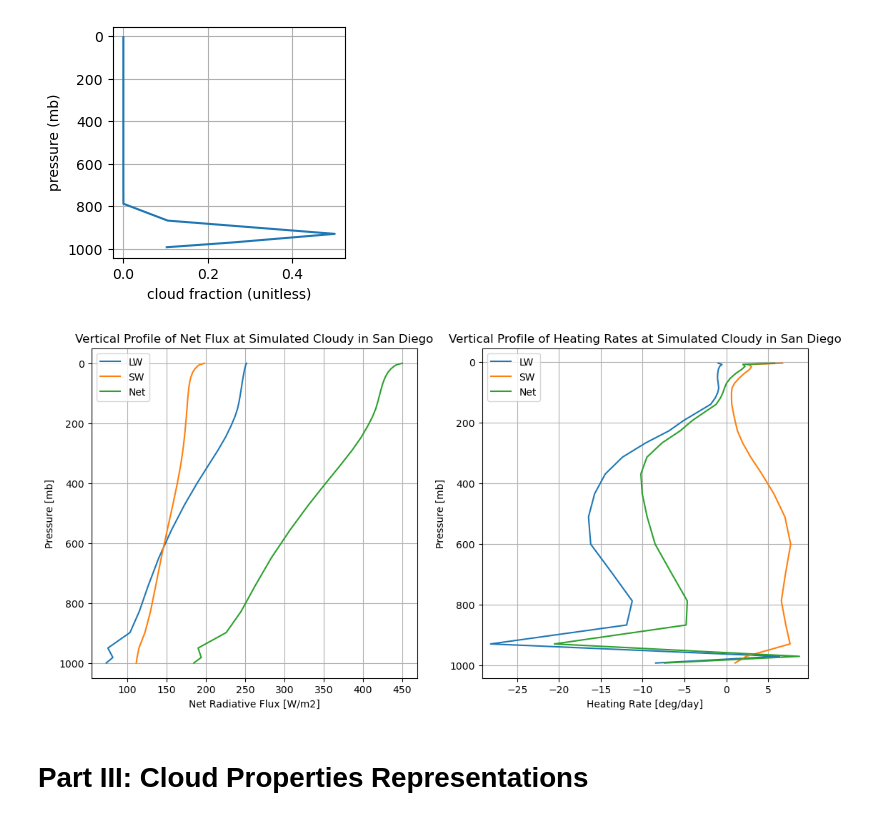
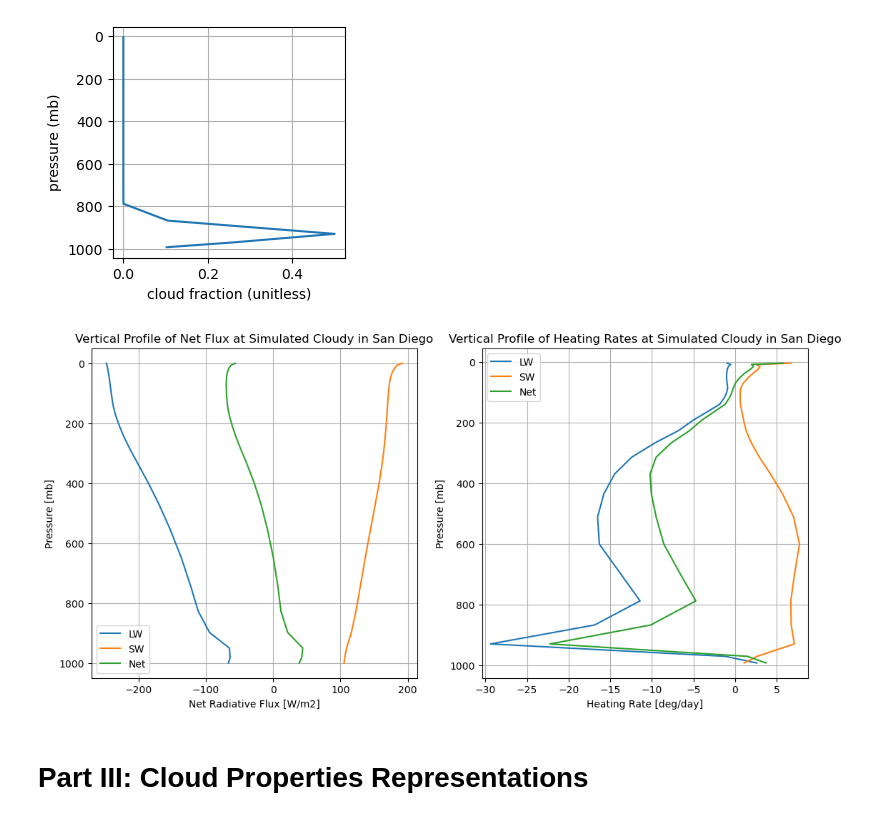
Before and after one commit to PappuP/RRTMG_ATMS511, a Jupyter notebook: RRTMG_InClass.ipynb, the cells around one changed output. Cells and saved outputs as stored; diff of their text form; code cells hidden in the pictures.

```diff
--- a/RRTMG_InClass.ipynb
+++ b/RRTMG_InClass.ipynb
@@ -184,11 +155,13 @@ plt.ylabel('pressure (mb)'), plt.xlabel('cloud fraction (unitless)'),plt.grid();
 # %% [output]
 [figure]
 # %%
+ICLD = 1
+nmcica = 100
 radmodel_sw_sim_locmax,radmodel_lw_sim_locmax,p_lev,dz = initmodels(ICLD,mystate_sim,cesm_Q,mycloud_sim_sd_locmax)
 step_model(radmodel_sw_sim_locmax,radmodel_lw_sim_locmax,nmcica)
 plotting_clr(radmodel_lw_sim_locmax, radmodel_sw_sim_locmax,'Simulated Cloudy in San Diego')
 # %% [output]
-[figure, old version]
+[figure, new version]
 # %% [markdown]
 # Part III: Cloud Properties Representations
 # %%
```
Also changed, not shown: parts of 10 cells of this notebook, 2 other files.
